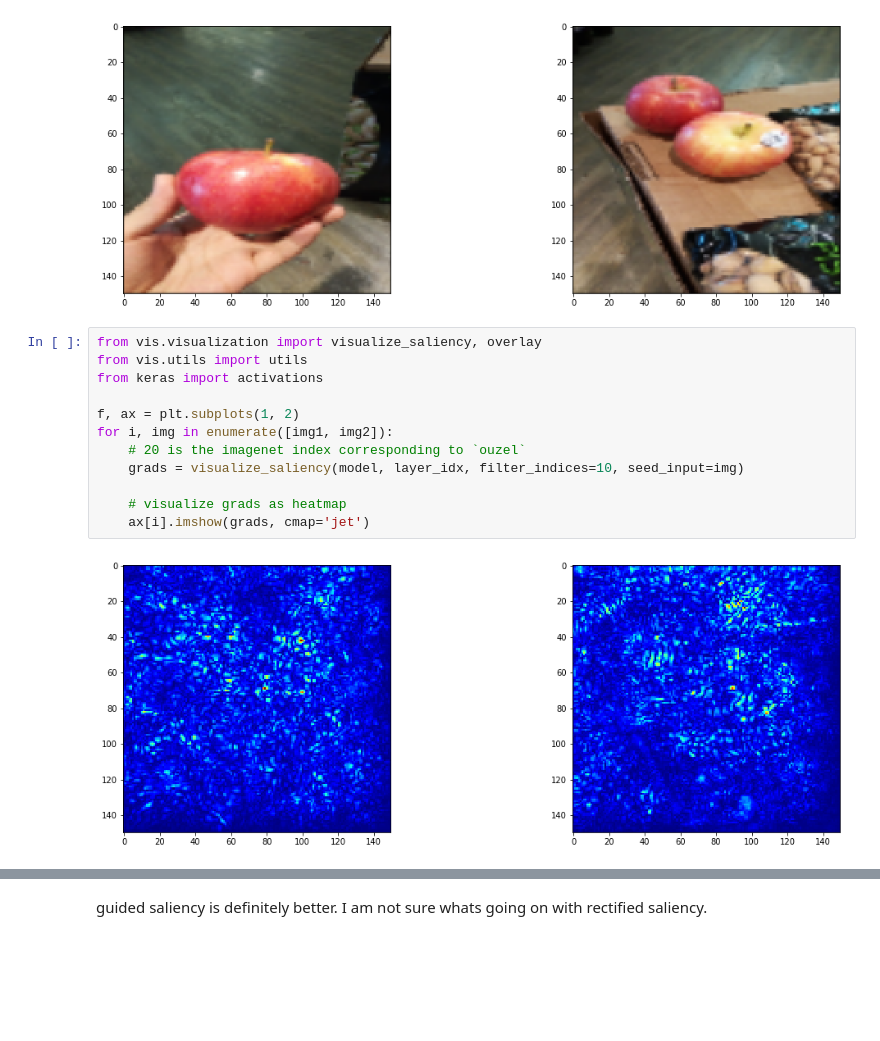
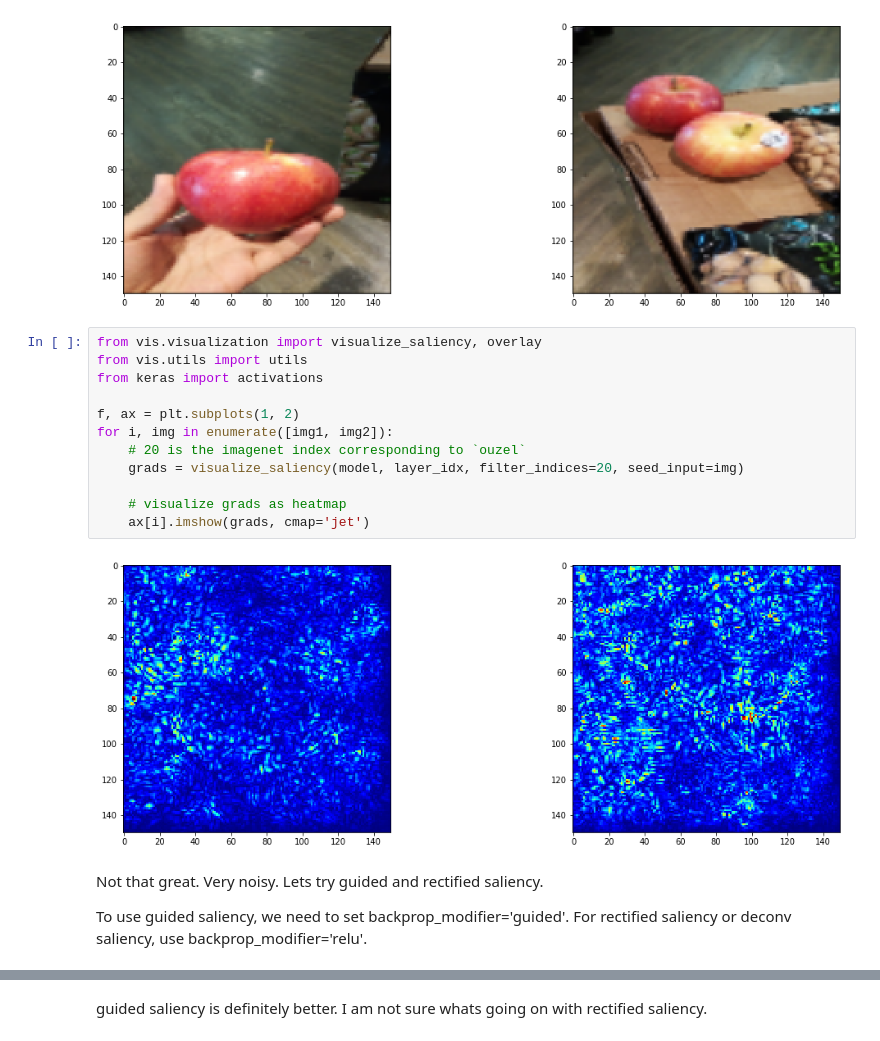
Before and after one commit to blue-alexa/spark-project, a Jupyter notebook: visualization/salieny_grad_cam.ipynb, the cells around one changed output, grey strips where cells are left out. Saved outputs shown, nothing was run; the diff lists cells and outputs as text; blank space fills up the shorter version.

Commit message:
Fixed the saliency_gra_cam

```diff
--- a/visualization/salieny_grad_cam.ipynb
+++ b/visualization/salieny_grad_cam.ipynb
@@ -64,14 +64,18 @@ ax[1].imshow(img2)
 # %%
 from vis.visualization import visualize_saliency, overlay
 from vis.utils import utils
 from keras import activations
 
 f, ax = plt.subplots(1, 2)
 for i, img in enumerate([img1, img2]):
     # 20 is the imagenet index corresponding to `ouzel`
-    grads = visualize_saliency(model, layer_idx, filter_indices=10, seed_input=img)
+    grads = visualize_saliency(model, layer_idx, filter_indices=20, seed_input=img)
 
     # visualize grads as heatmap
     ax[i].imshow(grads, cmap='jet')
 # %% [output]
-[figure, old version]
+[figure, new version]
+# %% [markdown]
+Not that great. Very noisy. Lets try guided and rectified saliency.
+
+To use guided saliency, we need to set backprop_modifier='guided'. For rectified saliency or deconv saliency, use backprop_modifier='relu'.
```
Also changed, not shown: parts of 2 cells of this notebook.
